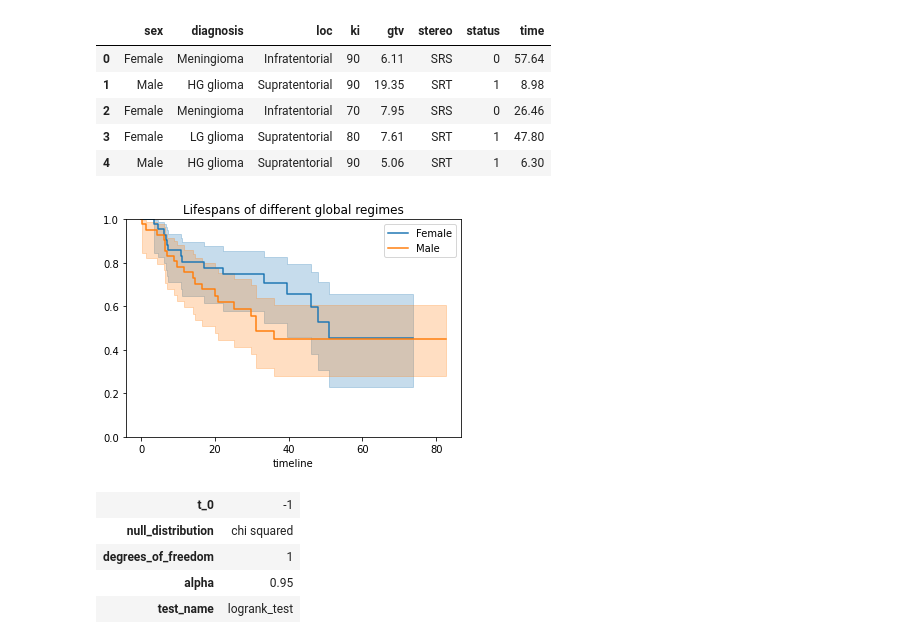
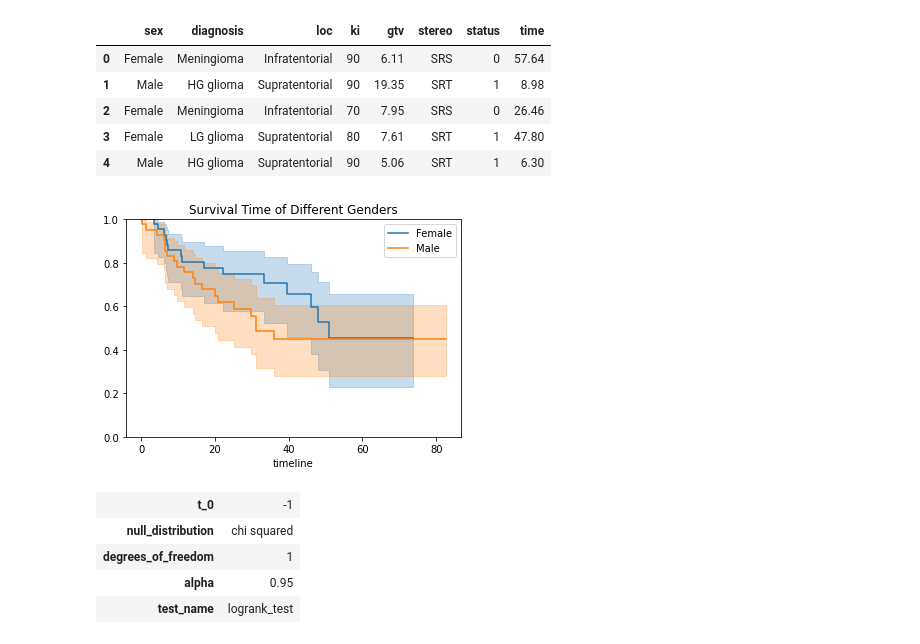
Before and after one commit to wpan03/ISLRv2_Python, a Jupyter notebook: notebooks/ch11_survival_analysis.ipynb, the cells around one changed output. Drawn from its saved outputs; the diff is of its cells as text; code cells hidden in the pictures.

```diff
--- a/notebooks/ch11_survival_analysis.ipynb
+++ b/notebooks/ch11_survival_analysis.ipynb
@@ -20,7 +21,9 @@ from lifelines.statistics import logrank_test
 # %% [markdown]
 ## 11.3 The Kaplan-Meier Survival Curve
 # %%
-df_cancer = pd.read_csv('https://raw.githubusercontent.com/wpan03/ISLRv2_Python/main/data/brain_cancer.csv')
+df_cancer = pd.read_csv(
+    'https://raw.githubusercontent.com/wpan03/ISLRv2_Python/main/data/brain_cancer.csv'
+)
 # %%
 df_cancer.head()
 # %% [output]
@@ -79,23 +83,23 @@ df_cancer.head()
 # %%
 ax = plt.subplot(111)
 
 is_female = (df_cancer["sex"] == "Female")
 
 kmf.fit(df_cancer[is_female]['time'],
         event_observed=df_cancer[is_female]['status'],
         label="Female")
 kmf.plot_survival_function(ax=ax)
 
 kmf.fit(df_cancer[~is_female]['time'],
         event_observed=df_cancer[~is_female]['status'],
         label="Male")
 kmf.plot_survival_function(ax=ax)
 
 plt.ylim([0, 1])
-plt.title("Lifespans of different global regimes")
+plt.title("Survival Time of Different Genders")
 plt.show()
 # %% [output]
-[figure, old version]
+[figure, new version]
 # %%
 results = logrank_test(df_cancer[is_female]['time'],
                        df_cancer[~is_female]['time'],
```
Also changed, not shown: parts of 15 cells of this notebook.
